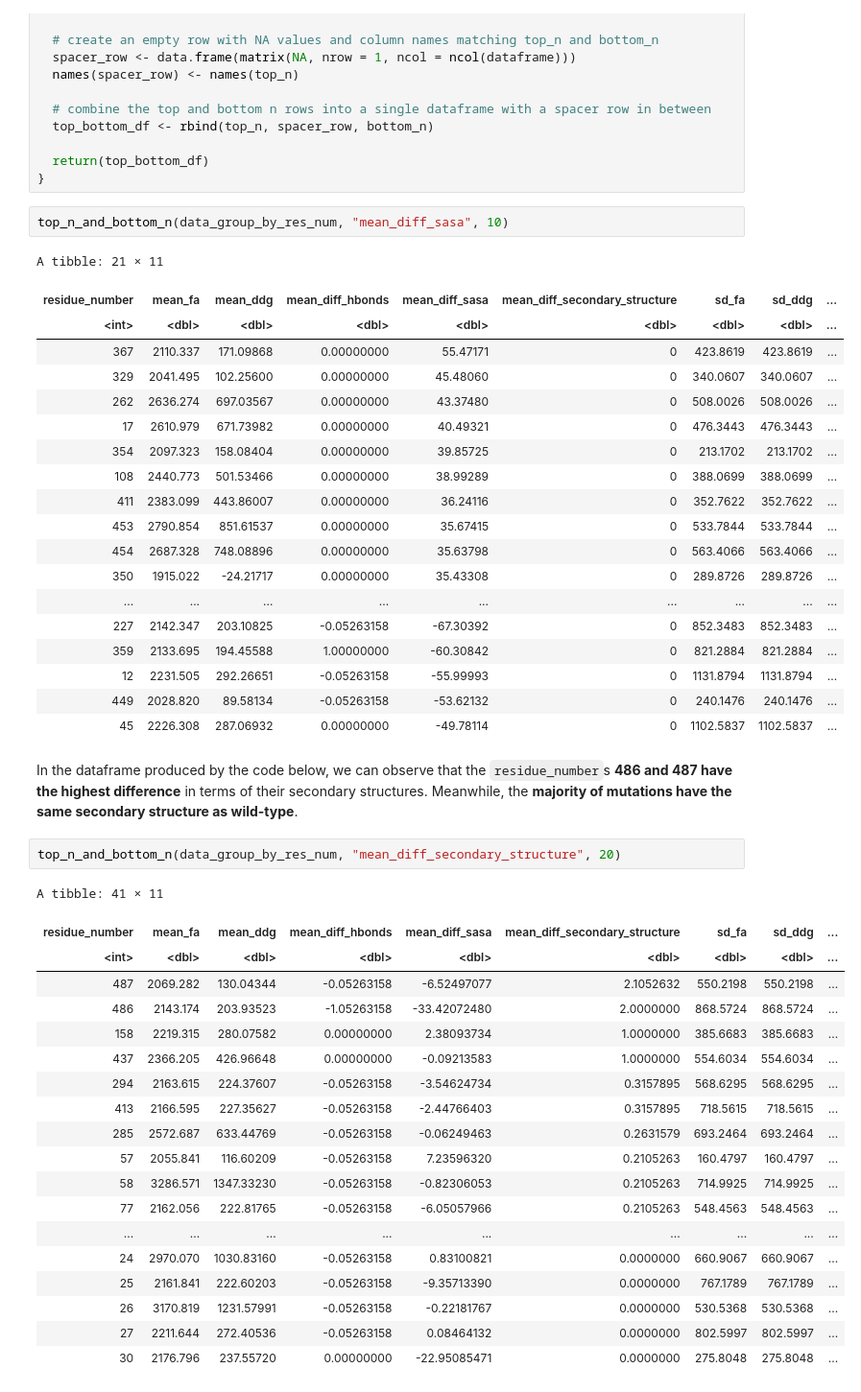
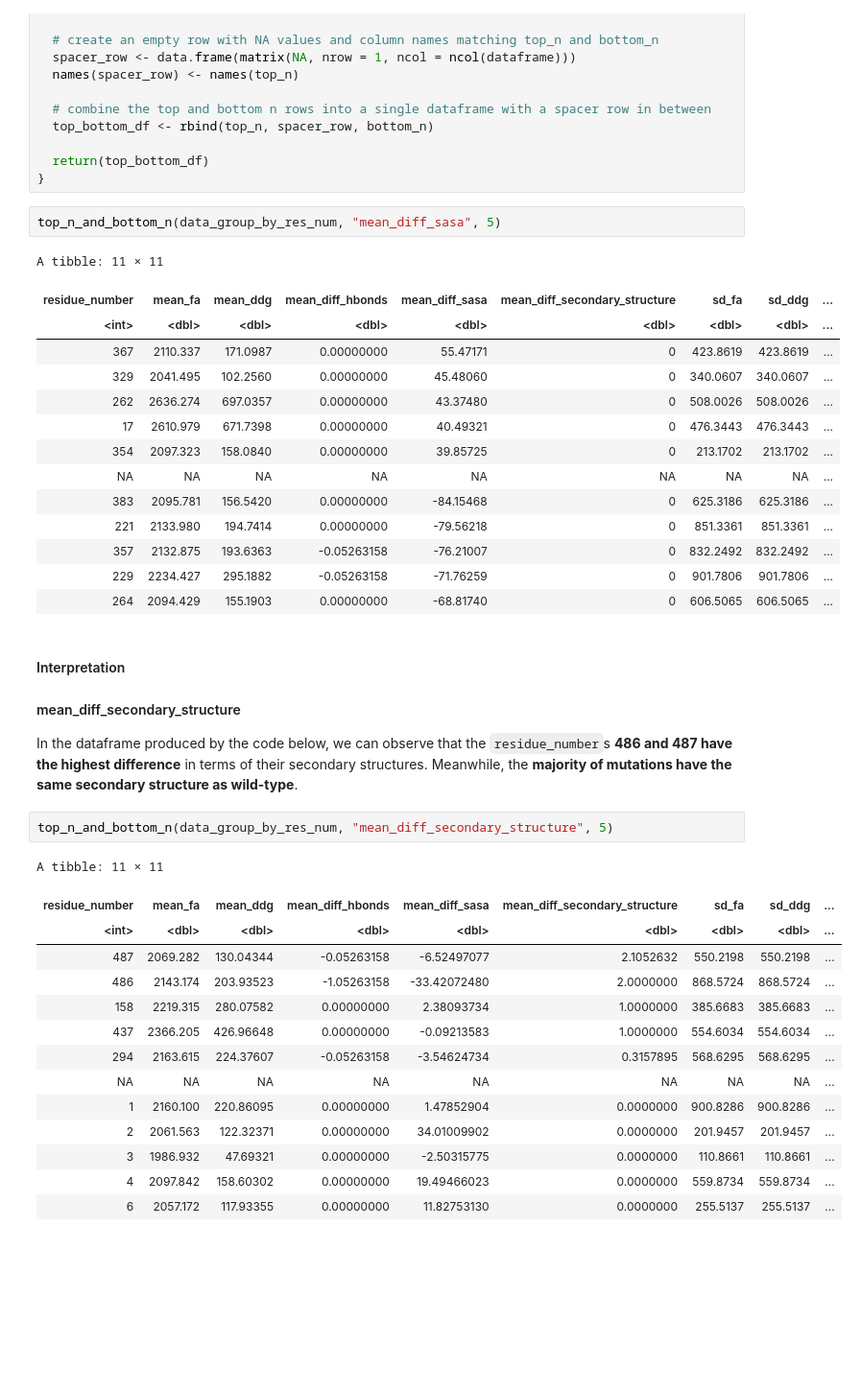
Before and after one commit to redradman/OneAAatATime, a Jupyter notebook: Analysis.ipynb, the cells around one changed output. Shown: that part at 96% size. Cells and saved outputs as stored; diff of their text form; blank space fills up the shorter version.

```diff
--- a/Analysis.ipynb
+++ b/Analysis.ipynb
@@ -137,48 +112,40 @@ top_n_and_bottom_n <- function(dataframe, colname, n) {
   return(top_bottom_df)
 }
 # %%
-top_n_and_bottom_n(data_group_by_res_num, "mean_diff_sasa", 10)
+top_n_and_bottom_n(data_group_by_res_num, "mean_diff_sasa", 5)
 # %% [output]
-A tibble: 21 × 11
+A tibble: 11 × 11
 | residue_number | mean_fa | mean_ddg | mean_diff_hbonds | mean_diff_sasa | mean_diff_secondary_structure | sd_fa | sd_ddg | ... |
 | <int> | <dbl> | <dbl> | <dbl> | <dbl> | <dbl> | <dbl> | <dbl> | ... |
-| 367 | 2110.337 | 171.09868 | 0.00000000 | 55.47171 | 0 | 423.8619 | 423.8619 | ... |
-| 329 | 2041.495 | 102.25600 | 0.00000000 | 45.48060 | 0 | 340.0607 | 340.0607 | ... |
-| 262 | 2636.274 | 697.03567 | 0.00000000 | 43.37480 | 0 | 508.0026 | 508.0026 | ... |
-| 17 | 2610.979 | 671.73982 | 0.00000000 | 40.49321 | 0 | 476.3443 | 476.3443 | ... |
-| 354 | 2097.323 | 158.08404 | 0.00000000 | 39.85725 | 0 | 213.1702 | 213.1702 | ... |
-| 108 | 2440.773 | 501.53466 | 0.00000000 | 38.99289 | 0 | 388.0699 | 388.0699 | ... |
-| 411 | 2383.099 | 443.86007 | 0.00000000 | 36.24116 | 0 | 352.7622 | 352.7622 | ... |
-| 453 | 2790.854 | 851.61537 | 0.00000000 | 35.67415 | 0 | 533.7844 | 533.7844 | ... |
-| 454 | 2687.328 | 748.08896 | 0.00000000 | 35.63798 | 0 | 563.4066 | 563.4066 | ... |
-| 350 | 1915.022 | -24.21717 | 0.00000000 | 35.43308 | 0 | 289.8726 | 289.8726 | ... |
-| ... | ... | ... | ... | ... | ... | ... | ... | ... |
-| 227 | 2142.347 | 203.10825 | -0.05263158 | -67.30392 | 0 | 852.3483 | 852.3483 | ... |
-| 359 | 2133.695 | 194.45588 | 1.00000000 | -60.30842 | 0 | 821.2884 | 821.2884 | ... |
-| 12 | 2231.505 | 292.26651 | -0.05263158 | -55.99993 | 0 | 1131.8794 | 1131.8794 | ... |
-| 449 | 2028.820 | 89.58134 | -0.05263158 | -53.62132 | 0 | 240.1476 | 240.1476 | ... |
-| 45 | 2226.308 | 287.06932 | 0.00000000 | -49.78114 | 0 | 1102.5837 | 1102.5837 | ... |
+| 367 | 2110.337 | 171.0987 | 0.00000000 | 55.47171 | 0 | 423.8619 | 423.8619 | ... |
+| 329 | 2041.495 | 102.2560 | 0.00000000 | 45.48060 | 0 | 340.0607 | 340.0607 | ... |
+| 262 | 2636.274 | 697.0357 | 0.00000000 | 43.37480 | 0 | 508.0026 | 508.0026 | ... |
+| 17 | 2610.979 | 671.7398 | 0.00000000 | 40.49321 | 0 | 476.3443 | 476.3443 | ... |
+| 354 | 2097.323 | 158.0840 | 0.00000000 | 39.85725 | 0 | 213.1702 | 213.1702 | ... |
+| NA | NA | NA | NA | NA | NA | NA | NA | ... |
+| 383 | 2095.781 | 156.5420 | 0.00000000 | -84.15468 | 0 | 625.3186 | 625.3186 | ... |
+| 221 | 2133.980 | 194.7414 | 0.00000000 | -79.56218 | 0 | 851.3361 | 851.3361 | ... |
+| 357 | 2132.875 | 193.6363 | -0.05263158 | -76.21007 | 0 | 832.2492 | 832.2492 | ... |
+| 229 | 2234.427 | 295.1882 | -0.05263158 | -71.76259 | 0 | 901.7806 | 901.7806 | ... |
+| 264 | 2094.429 | 155.1903 | 0.00000000 | -68.81740 | 0 | 606.5065 | 606.5065 | ... |
 # %% [markdown]
+#### Interpretation
+#### mean_diff_secondary_structure
 In the dataframe produced by the code below, we can observe that the `residue_number`s **486 and 487 have the highest difference** in terms of their secondary structures. Meanwhile, the **majority of mutations have the same secondary structure as wild-type**.
 # %%
-top_n_and_bottom_n(data_group_by_res_num, "mean_diff_secondary_structure", 20)
+top_n_and_bottom_n(data_group_by_res_num, "mean_diff_secondary_structure", 5)
 # %% [output]
-A tibble: 41 × 11
+A tibble: 11 × 11
 | residue_number | mean_fa | mean_ddg | mean_diff_hbonds | mean_diff_sasa | mean_diff_secondary_structure | sd_fa | sd_ddg | ... |
 | <int> | <dbl> | <dbl> | <dbl> | <dbl> | <dbl> | <dbl> | <dbl> | ... |
 | 487 | 2069.282 | 130.04344 | -0.05263158 | -6.52497077 | 2.1052632 | 550.2198 | 550.2198 | ... |
 | 486 | 2143.174 | 203.93523 | -1.05263158 | -33.42072480 | 2.0000000 | 868.5724 | 868.5724 | ... |
 | 158 | 2219.315 | 280.07582 | 0.00000000 | 2.38093734 | 1.0000000 | 385.6683 | 385.6683 | ... |
 | 437 | 2366.205 | 426.96648 | 0.00000000 | -0.09213583 | 1.0000000 | 554.6034 | 554.6034 | ... |
 | 294 | 2163.615 | 224.37607 | -0.05263158 | -3.54624734 | 0.3157895 | 568.6295 | 568.6295 | ... |
-| 413 | 2166.595 | 227.35627 | -0.05263158 | -2.44766403 | 0.3157895 | 718.5615 | 718.5615 | ... |
-| 285 | 2572.687 | 633.44769 | -0.05263158 | -0.06249463 | 0.2631579 | 693.2464 | 693.2464 | ... |
-| 57 | 2055.841 | 116.60209 | -0.05263158 | 7.23596320 | 0.2105263 | 160.4797 | 160.4797 | ... |
-| 58 | 3286.571 | 1347.33230 | -0.05263158 | -0.82306053 | 0.2105263 | 714.9925 | 714.9925 | ... |
-| 77 | 2162.056 | 222.81765 | -0.05263158 | -6.05057966 | 0.2105263 | 548.4563 | 548.4563 | ... |
-| ... | ... | ... | ... | ... | ... | ... | ... | ... |
-| 24 | 2970.070 | 1030.83160 | -0.05263158 | 0.83100821 | 0.0000000 | 660.9067 | 660.9067 | ... |
-| 25 | 2161.841 | 222.60203 | -0.05263158 | -9.35713390 | 0.0000000 | 767.1789 | 767.1789 | ... |
-| 26 | 3170.819 | 1231.57991 | -0.05263158 | -0.22181767 | 0.0000000 | 530.5368 | 530.5368 | ... |
-| 27 | 2211.644 | 272.40536 | -0.05263158 | 0.08464132 | 0.0000000 | 802.5997 | 802.5997 | ... |
-| 30 | 2176.796 | 237.55720 | 0.00000000 | -22.95085471 | 0.0000000 | 275.8048 | 275.8048 | ... |
+| NA | NA | NA | NA | NA | NA | NA | NA | ... |
+| 1 | 2160.100 | 220.86095 | 0.00000000 | 1.47852904 | 0.0000000 | 900.8286 | 900.8286 | ... |
+| 2 | 2061.563 | 122.32371 | 0.00000000 | 34.01009902 | 0.0000000 | 201.9457 | 201.9457 | ... |
+| 3 | 1986.932 | 47.69321 | 0.00000000 | -2.50315775 | 0.0000000 | 110.8661 | 110.8661 | ... |
+| 4 | 2097.842 | 158.60302 | 0.00000000 | 19.49466023 | 0.0000000 | 559.8734 | 559.8734 | ... |
+| 6 | 2057.172 | 117.93355 | 0.00000000 | 11.82753130 | 0.0000000 | 255.5137 | 255.5137 | ... |
```
Also changed, not shown: parts of 2 cells of this notebook.
